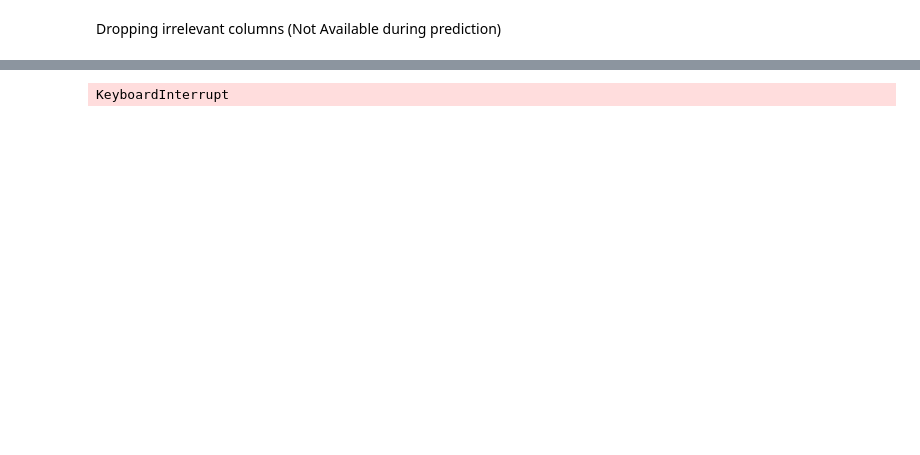
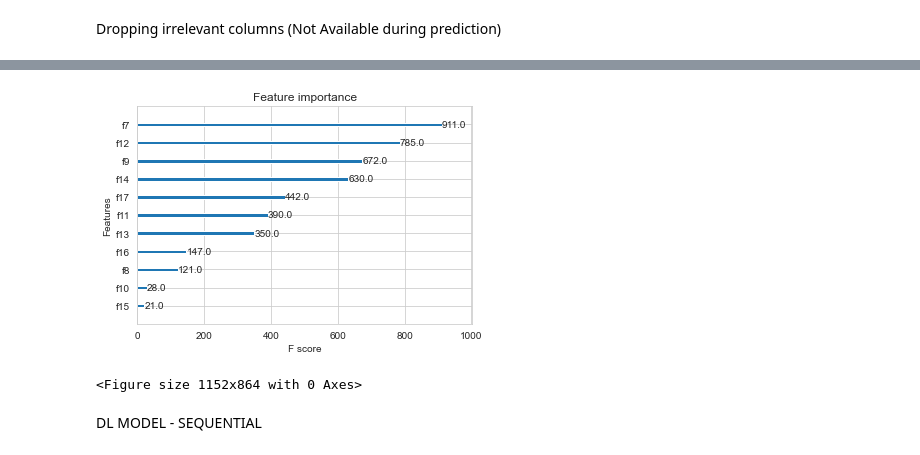
Before and after one commit to Tejasva99/dsProject, a Jupyter notebook: Loan Deliquency/Deliquency_classification.ipynb, the cells around one changed output, grey strips where cells are left out. Cells and saved outputs as stored; diff of their text form; code cells hidden in the pictures; blank space fills up the shorter version.

```diff
--- a/Loan Deliquency/Deliquency_classification.ipynb
+++ b/Loan Deliquency/Deliquency_classification.ipynb
@@ -96,7 +247,7 @@ y.value_counts().to_frame().T
 # %%
-X_train, X_test, y_train, y_test = train_test_split(X, y, test_size=0.3, random_state=0)
+X_train, X_test, y_train, y_test = train_test_split(X_scaled, y, test_size=0.3, random_state=0)
 # %%
 from imblearn.over_sampling import SMOTE
-X_resampled, y_resampled = SMOTE().fit_resample(X_train, y)
+X_resampled, y_resampled = SMOTE().fit_resample(X_train, y_train)
 # %%
 y_resampled.value_counts().to_frame().T
@@ -129,0 +259,8 @@ initial_weights = model.get_weights()
+# %%
+import xgboost as xgb
+from xgboost import XGBClassifier
+data_dmatrix = xgb.DMatrix(data=X,label=y)
+
+xgb_model = XGBClassifier()
+# %%
+xgb_model.fit(X_resampled, y_resampled)
@@ -129,0 +300,9 @@ initial_weights = model.get_weights()
+# %%
+xgb.plot_importance(xgb_model)
+plt.figure(figsize = (16, 12))
+plt.show()
+# %% [output]
+[figure, added]
+<Figure size 1152x864 with 0 Axes>
+# %% [markdown]
+DL MODEL - SEQUENTIAL
@@ -138,7 +313,0 @@ model.compile(optimizer=keras.optimizers.Adam(learning_rate=learning_rate),
-# %%
-history = model.fit(X_train, y_train,
-                    epochs=500,
-                    batch_size=1000,
-                    verbose=0)
-# %% [output]
-KeyboardInterrupt
```
Also changed, not shown: parts of 49 cells of this notebook.
